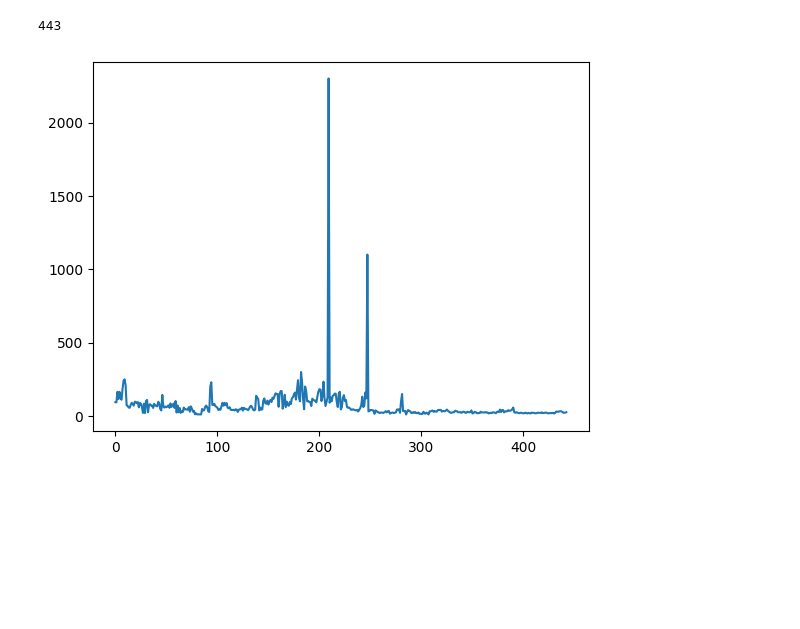
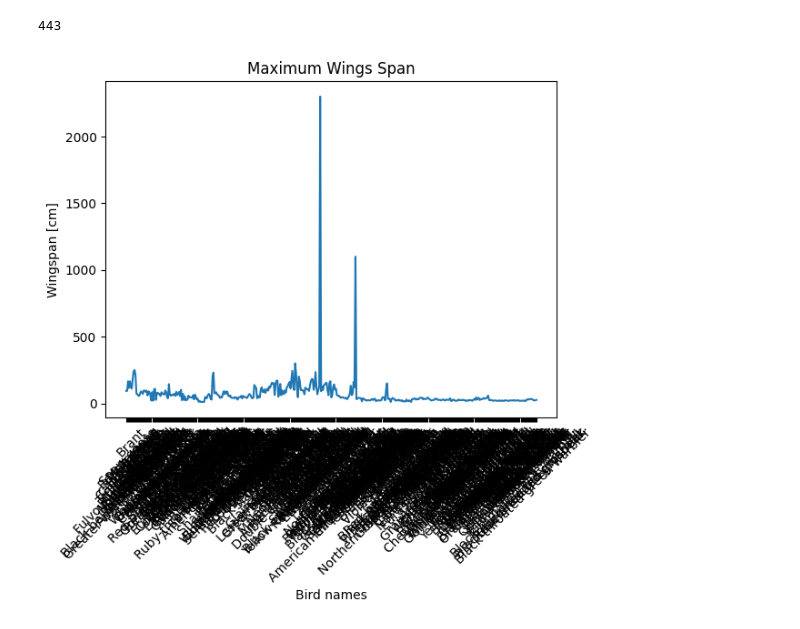
Before and after one commit to gidmak/data_science_assignments, a Jupyter notebook: visualization/birds.ipynb, the cells around one changed output. Cells and saved outputs as stored; diff of their text form; code cells hidden in the pictures; blank space fills up the shorter version.

Commit message:
Added more visualization

```diff
--- a/visualization/birds.ipynb
+++ b/visualization/birds.ipynb
@@ -47,7 +49,13 @@ memory usage: 45.1+ KB
 birds.Name.nunique()
 # %% [output]
 443
-# %%
-birds.plot(kind="line")
-# %% [output]
-[figure, removed]
+# %%
+# Visualize the maxwingspan
+plt.plot(birds["Name"], birds["MaxWingspan"])
+plt.title("Maximum Wings Span")
+plt.xticks(rotation=45)
+plt.xlabel("Bird names")
+plt.ylabel("Wingspan [cm]")
+plt.show();
+# %% [output]
+[figure, added]
```
Also changed, not shown: parts of 15 cells of this notebook.
